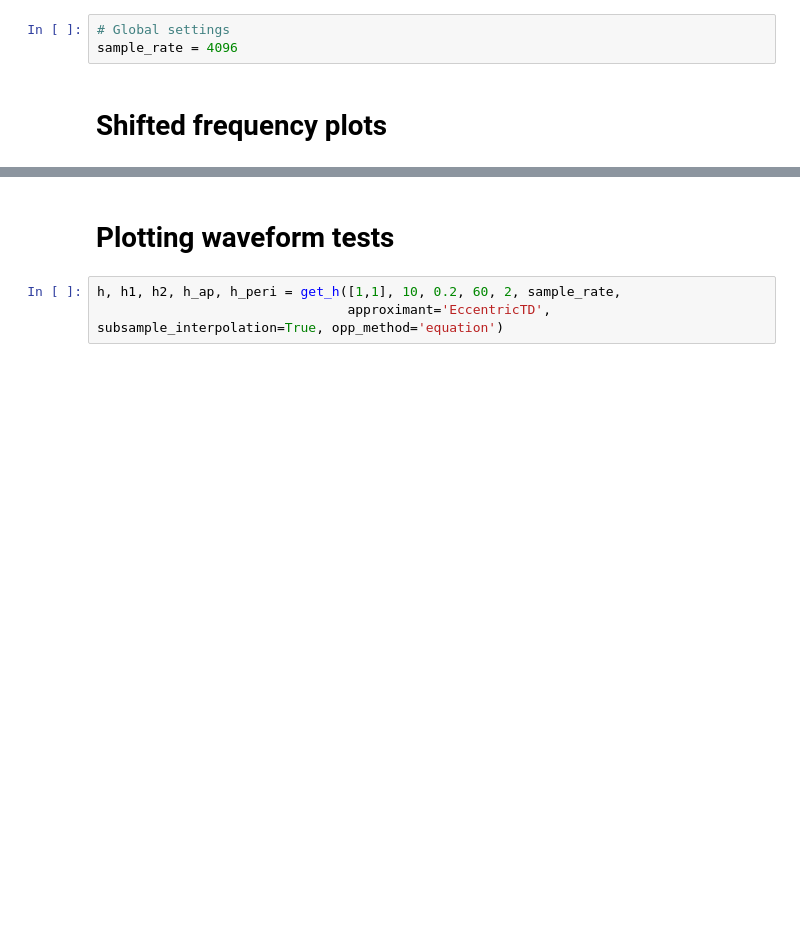
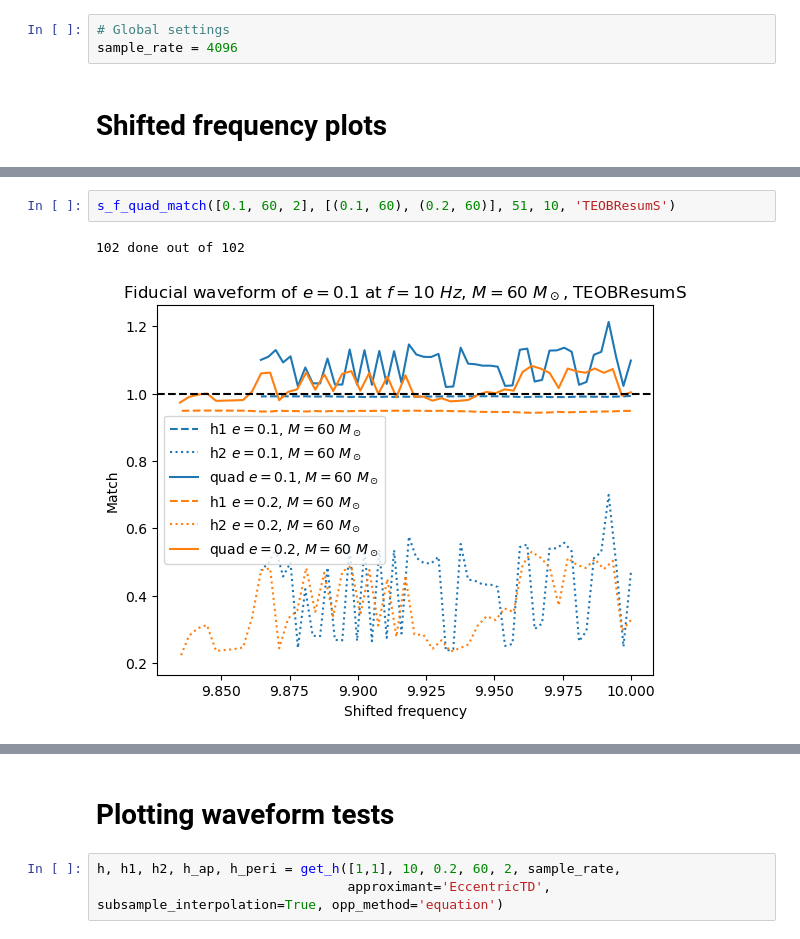
Before and after one commit to BenGPatterson/EccentricBinaries, a Jupyter notebook: notebooks/eccentric_decomposition.ipynb, the cells around one changed output, grey strips where cells are left out. Saved outputs shown, nothing was run; the diff lists cells and outputs as text; blank space fills up the shorter version.

```diff
--- a/notebooks/eccentric_decomposition.ipynb
+++ b/notebooks/eccentric_decomposition.ipynb
@@ -81,0 +80,5 @@ s_f_quad_match([0.2, 60, 2], [(0.1, 60), (0.2, 60)], 51, 10, 'EccentricTD')
+# %%
+s_f_quad_match([0.1, 60, 2], [(0.1, 60), (0.2, 60)], 51, 10, 'TEOBResumS')
+# %% [output]
+102 done out of 102
+[figure, added]
```
Also changed, not shown: parts of 5 cells of this notebook, 5 other files.
